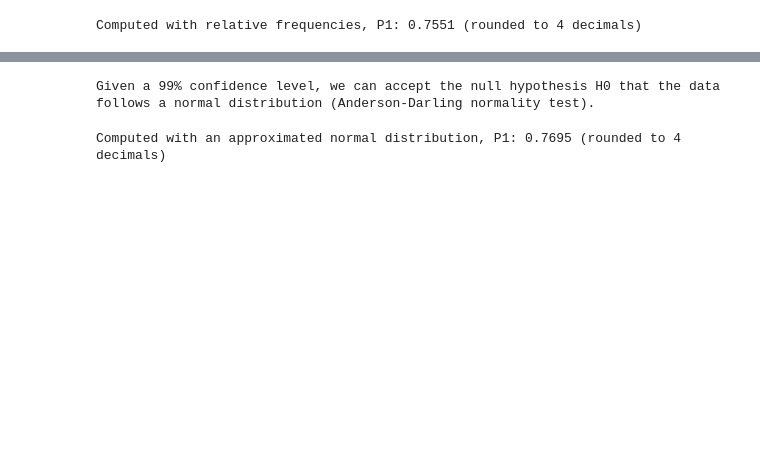
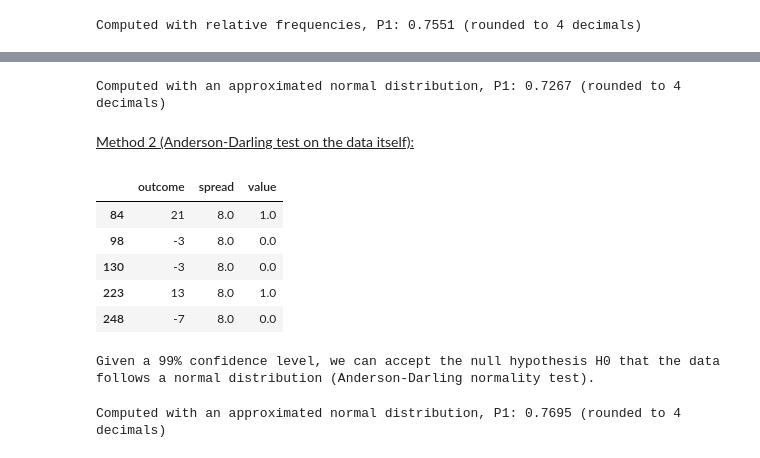
Before and after one commit to qlero/UCA_MSc-DS2, a Jupyter notebook: bayesian_learning/assignments/assignment_1.ipynb, the cells around one changed output, grey strips where cells are left out. Saved outputs shown, nothing was run; the diff lists cells and outputs as text; code cells hidden in the pictures; blank space fills up the shorter version.

```diff
--- a/bayesian_learning/assignments/assignment_1.ipynb
+++ b/bayesian_learning/assignments/assignment_1.ipynb
@@ -280,3 +409,22 @@ Computed with relative frequencies, P1: 0.7551 (rounded to 4 decimals)
+# %%
+P1 = 1 - dist.cdf(-8)
+print(f"Computed with an approximated normal distribution, P1: {round(P1, 4)}" + \
+      " (rounded to 4 decimals)")
+# %% [output]
+Computed with an approximated normal distribution, P1: 0.7267 (rounded to 4 decimals)
+# %% [markdown]
+<u>Method 2 (Anderson-Darling test on the data itself):</u>
+# %%
+# Reuses the data pre-computed with the frequencies approach
+
+data.head()
+# %% [output]
+|  | outcome | spread | value |
+| 84 | 21 | 8.0 | 1.0 |
+| 98 | -3 | 8.0 | 0.0 |
+| 130 | -3 | 8.0 | 0.0 |
+| 223 | 13 | 8.0 | 1.0 |
+| 248 | -7 | 8.0 | 0.0 |
 # %%
 # Tests the gaussian-ness of the data with an Anderson-Darling test
 
```
Also changed, not shown: parts of 32 cells of this notebook, 14 other files.
